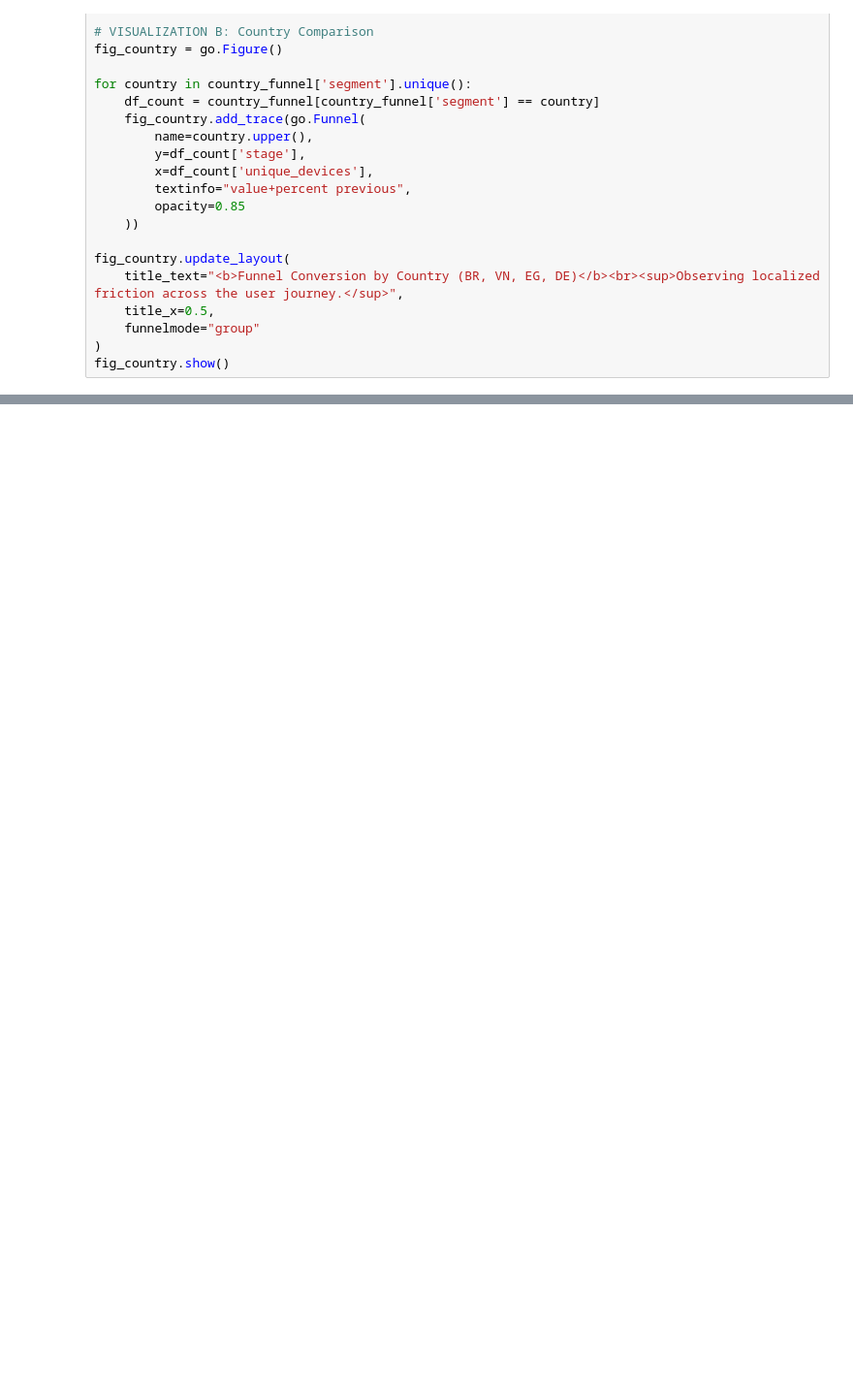
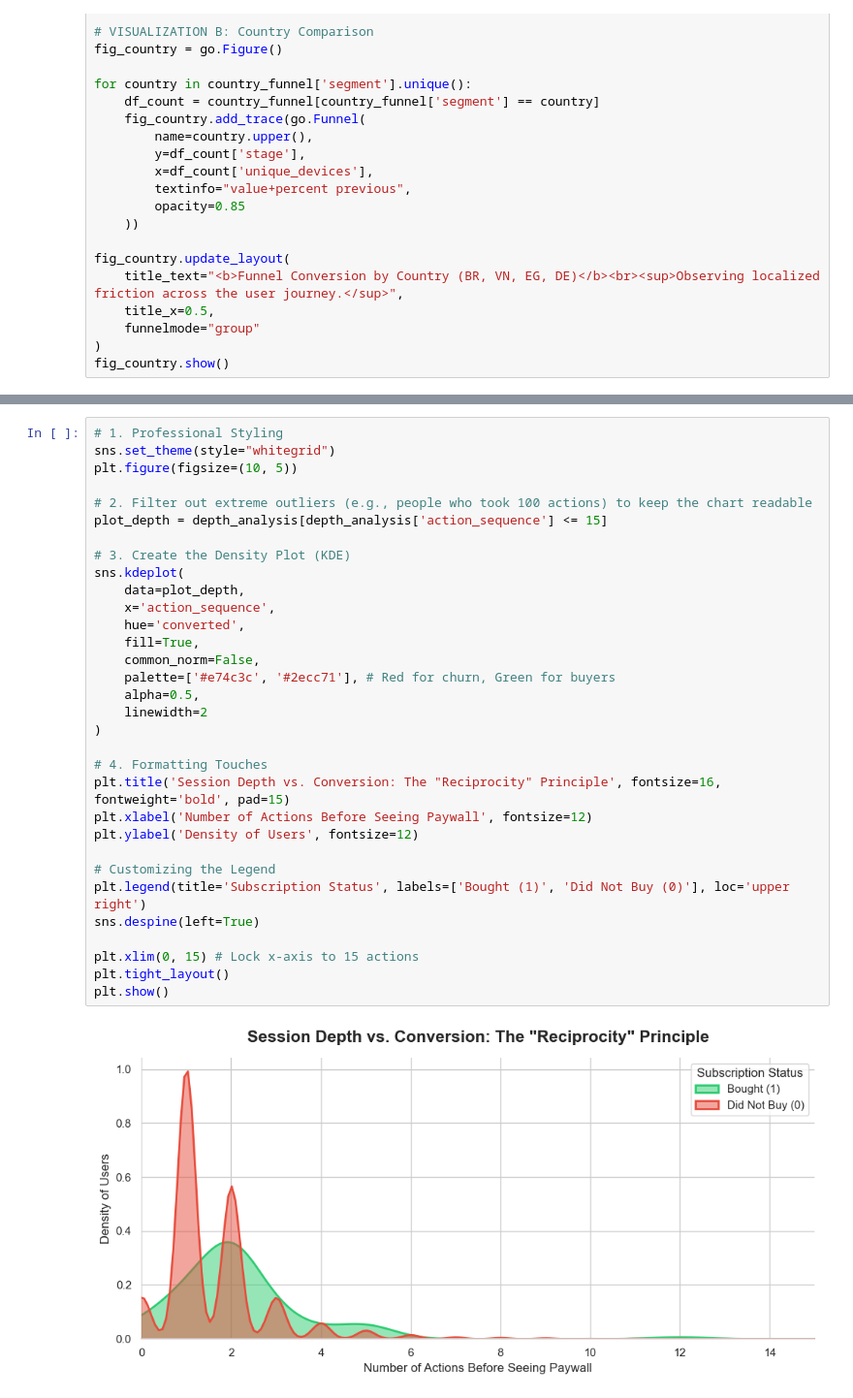
Before and after one commit to VaheGdlyan/DS_Projects, a Jupyter notebook: task_1_subscription_funnel/task_1_subscription_funnel.ipynb, the cells around one changed output, grey strips where cells are left out. Shown at 97% size. Cells and saved outputs as stored; diff of their text form; blank space fills up the shorter version.

```diff
--- a/task_1_subscription_funnel/task_1_subscription_funnel.ipynb
+++ b/task_1_subscription_funnel/task_1_subscription_funnel.ipynb
@@ -291,0 +593,34 @@ fig_country.show()
+# %%
+# 1. Professional Styling
+sns.set_theme(style="whitegrid")
+plt.figure(figsize=(10, 5))
+
+# 2. Filter out extreme outliers (e.g., people who took 100 actions) to keep the chart readable
+plot_depth = depth_analysis[depth_analysis['action_sequence'] <= 15]
+
+# 3. Create the Density Plot (KDE)
+sns.kdeplot(
+    data=plot_depth,
+    x='action_sequence',
+    hue='converted',
+    fill=True,
+    common_norm=False,
+    palette=['#e74c3c', '#2ecc71'], # Red for churn, Green for buyers
+    alpha=0.5,
+    linewidth=2
+)
+
+# 4. Formatting Touches
+plt.title('Session Depth vs. Conversion: The "Reciprocity" Principle', fontsize=16, fontweight='bold', pad=15)
+plt.xlabel('Number of Actions Before Seeing Paywall', fontsize=12)
+plt.ylabel('Density of Users', fontsize=12)
+
+# Customizing the Legend
+plt.legend(title='Subscription Status', labels=['Bought (1)', 'Did Not Buy (0)'], loc='upper right')
+sns.despine(left=True)
+
+plt.xlim(0, 15) # Lock x-axis to 15 actions
+plt.tight_layout()
+plt.show()
+# %% [output]
+[figure, added]
```
Also changed, not shown: parts of 26 cells of this notebook, 1 other file.
